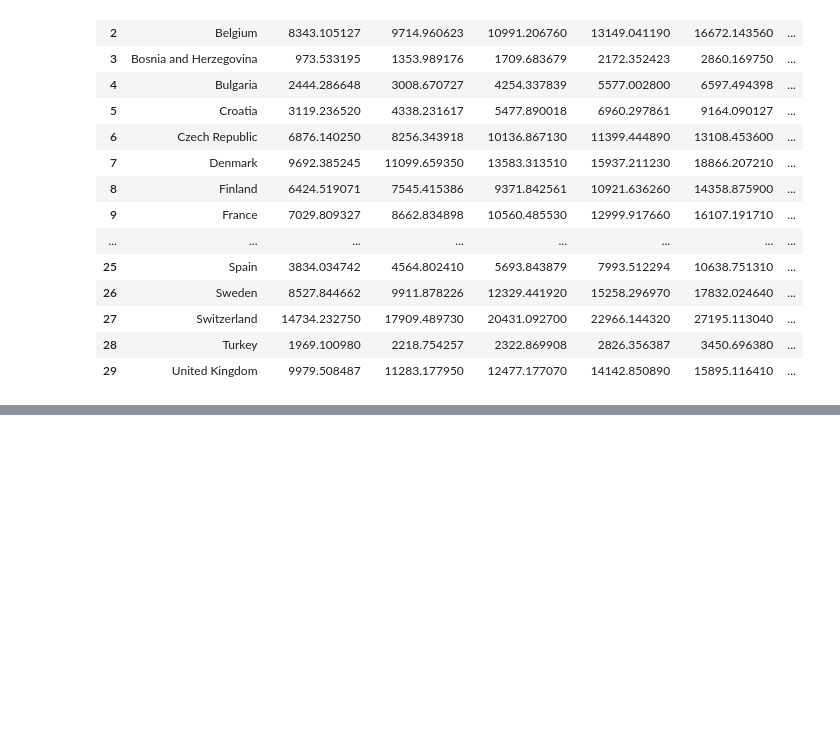
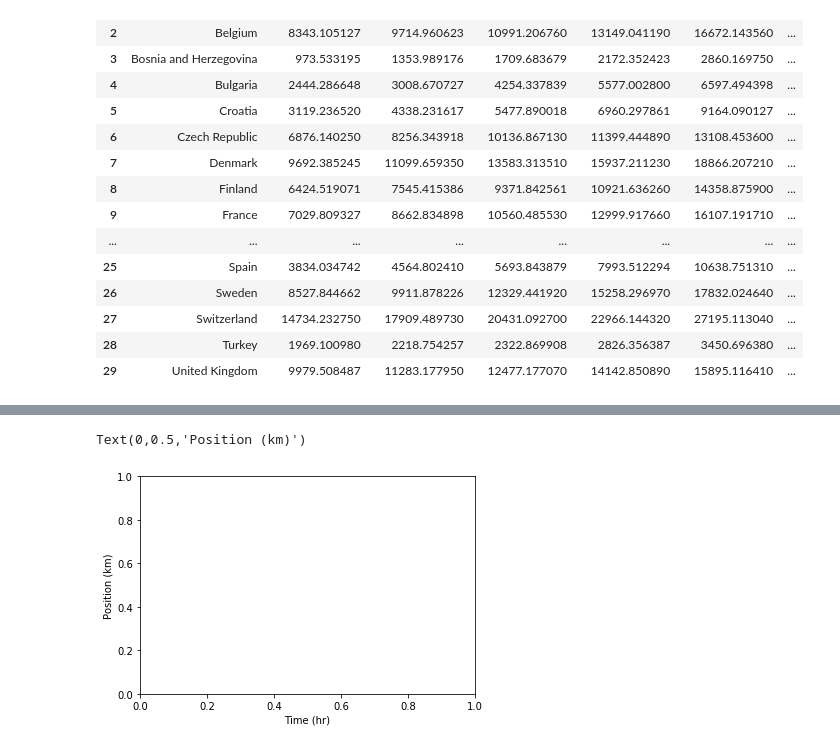
Before and after one commit to xbarros7/Python-Day2, a Jupyter notebook: code/Python_Day2.ipynb, the cells around one changed output, grey strips where cells are left out. Saved outputs shown, nothing was run; the diff lists cells and outputs as text; code cells hidden in the pictures; blank space fills up the shorter version.

```diff
--- a/code/Python_Day2.ipynb
+++ b/code/Python_Day2.ipynb
@@ -39,0 +126,6 @@ data = pd.read_csv('../data/gapminder_gdp_europe.csv')
+# %%
+plt.xlabel('Time (hr)')
+plt.ylabel('Position (km)')
+# %% [output]
+Text(0,0.5,'Position (km)')
+[figure, added]
```
Also changed, not shown: parts of 25 cells of this notebook.
